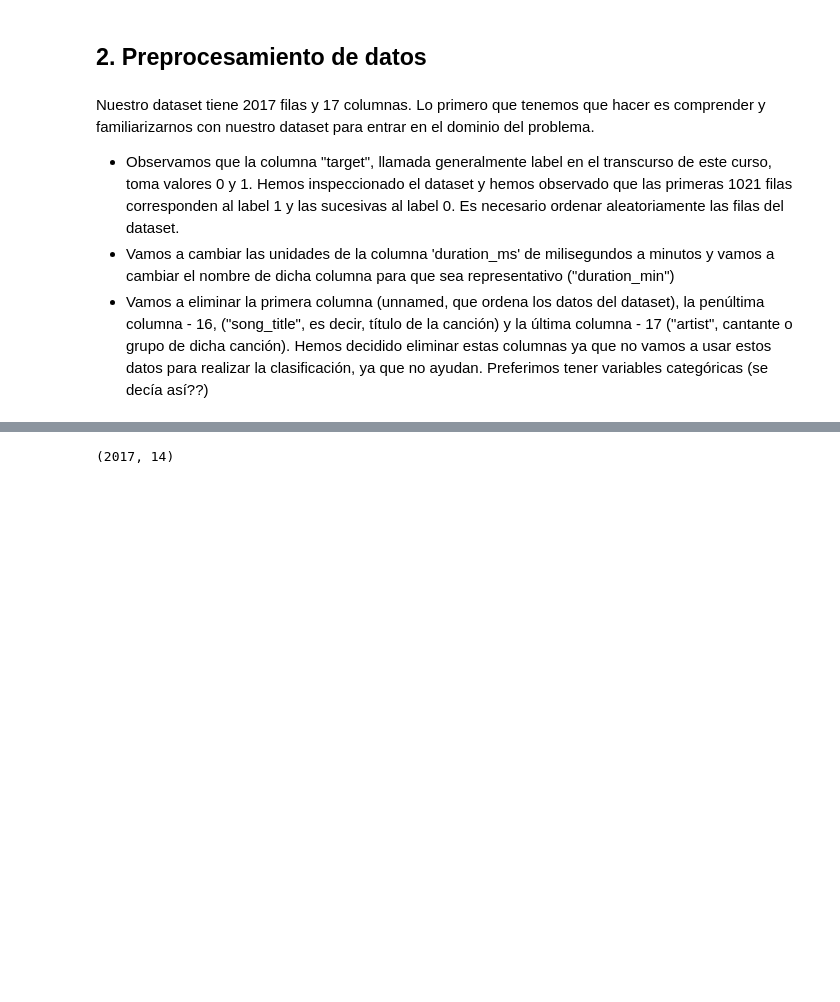
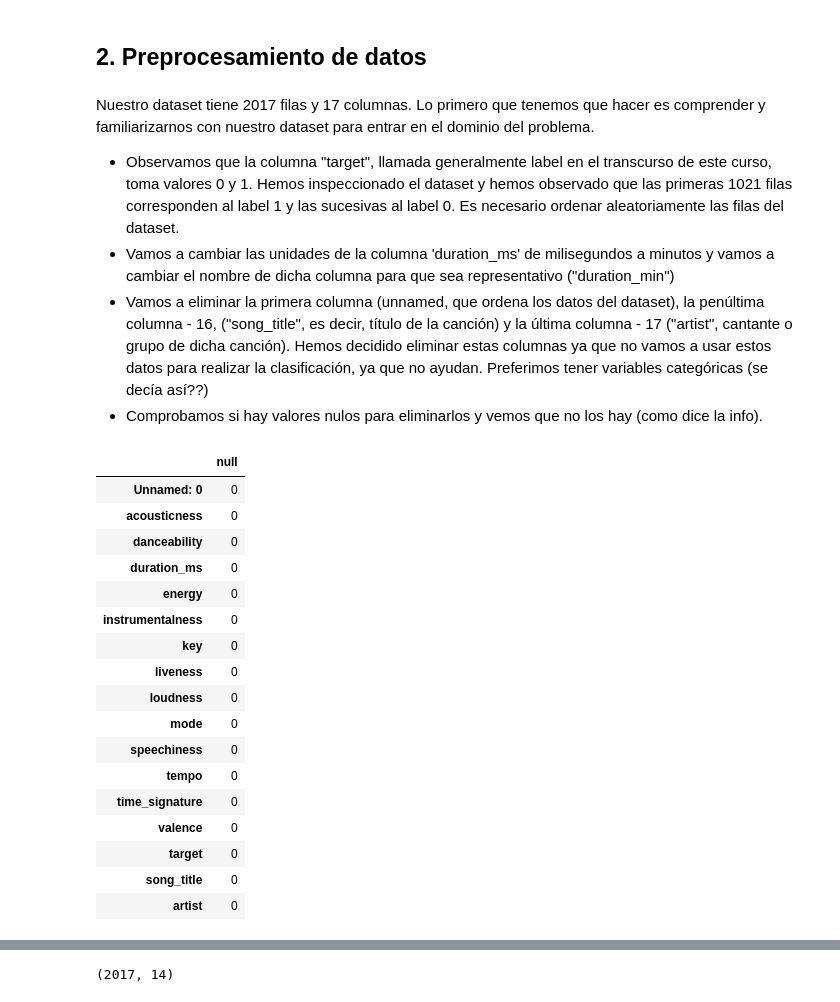
Before and after one commit to anamarsabi/Aprendizaje-Automatico-UCM, a Jupyter notebook: Proyecto/proyecto.ipynb, the cells around one changed output, grey strips where cells are left out. Cells and saved outputs as stored; diff of their text form; code cells hidden in the pictures; blank space fills up the shorter version.

```diff
--- a/Proyecto/proyecto.ipynb
+++ b/Proyecto/proyecto.ipynb
@@ -43,6 +64,28 @@ Nuestro dataset tiene 2017 filas y 17 columnas. Lo primero que tenemos que hacer
 - Observamos que la columna "target", llamada generalmente label en el transcurso de este curso, toma valores 0 y 1. Hemos inspeccionado el dataset y hemos observado que las primeras 1021 filas corresponden al label 1 y las sucesivas al label 0. Es necesario ordenar aleatoriamente las filas del dataset.
 - Vamos a cambiar las unidades de la columna 'duration_ms' de milisegundos a minutos y vamos a cambiar el nombre de dicha columna para que sea representativo ("duration_min")
 - Vamos a eliminar la primera columna (unnamed, que ordena los datos del dataset), la penúltima columna - 16, ("song_title", es decir, título de la canción) y la última columna - 17 ("artist", cantante o grupo de dicha canción). Hemos decidido eliminar estas columnas ya que no vamos a usar estos datos para realizar la clasificación, ya que no ayudan. Preferimos tener variables categóricas (se decía así??)
+- Comprobamos si hay valores nulos para eliminarlos y vemos que no los hay (como dice la info).
+# %%
+pd.DataFrame(datos.isnull().sum(),columns=['null'])
+# %% [output]
+|  | null |
+| Unnamed: 0 | 0 |
+| acousticness | 0 |
+| danceability | 0 |
+| duration_ms | 0 |
+| energy | 0 |
+| instrumentalness | 0 |
+| key | 0 |
+| liveness | 0 |
+| loudness | 0 |
+| mode | 0 |
+| speechiness | 0 |
+| tempo | 0 |
+| time_signature | 0 |
+| valence | 0 |
+| target | 0 |
+| song_title | 0 |
+| artist | 0 |
 # %%
 # Transformamos duration_ms a duration_min
 datos["duration_ms"] = (1/60000) * datos["duration_ms"]
```
Also changed, not shown: parts of 32 cells of this notebook.
